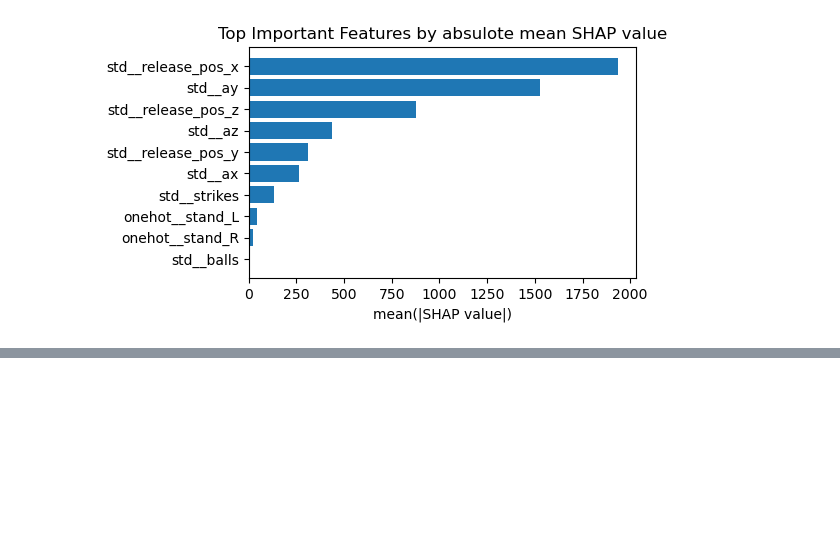
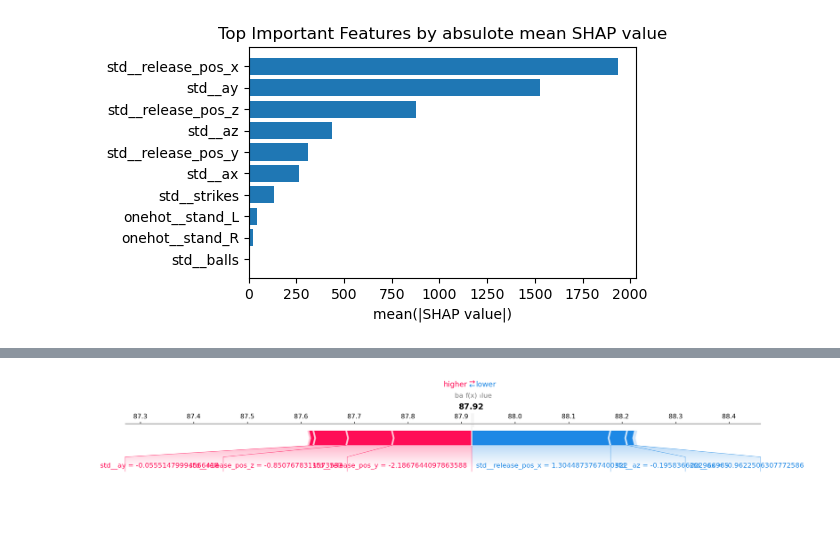
Before and after one commit to XiaoqingYao12/DATA1030project, a Jupyter notebook: src/baseball_analysis.ipynb, the cells around one changed output, grey strips where cells are left out. Saved outputs shown, nothing was run; the diff lists cells and outputs as text; code cells hidden in the pictures; blank space fills up the shorter version.

```diff
--- a/src/baseball_analysis.ipynb
+++ b/src/baseball_analysis.ipynb
@@ -657,3 +670,16 @@ shap.force_plot(
 ).savefig('/Users/xander/Desktop/DATA1030project/figures/local_index_50.png',dpi=300,bbox_inches="tight")
 # %% [output]
 [interactive output not drawn]
+# %%
+shap.initjs()
+index = 50
+
+shap.force_plot(
+    explainer.expected_value,
+    shap_values[index, :],
+    features=X_test_transformed[index, :],
+    feature_names=feature_names,
+    show=False,
+    matplotlib=True
+)
+# %% [output]
@@ -659,0 +687 @@ shap.force_plot(
+[figure, added]
```
Also changed, not shown: parts of 3 cells of this notebook, 2 other files.
